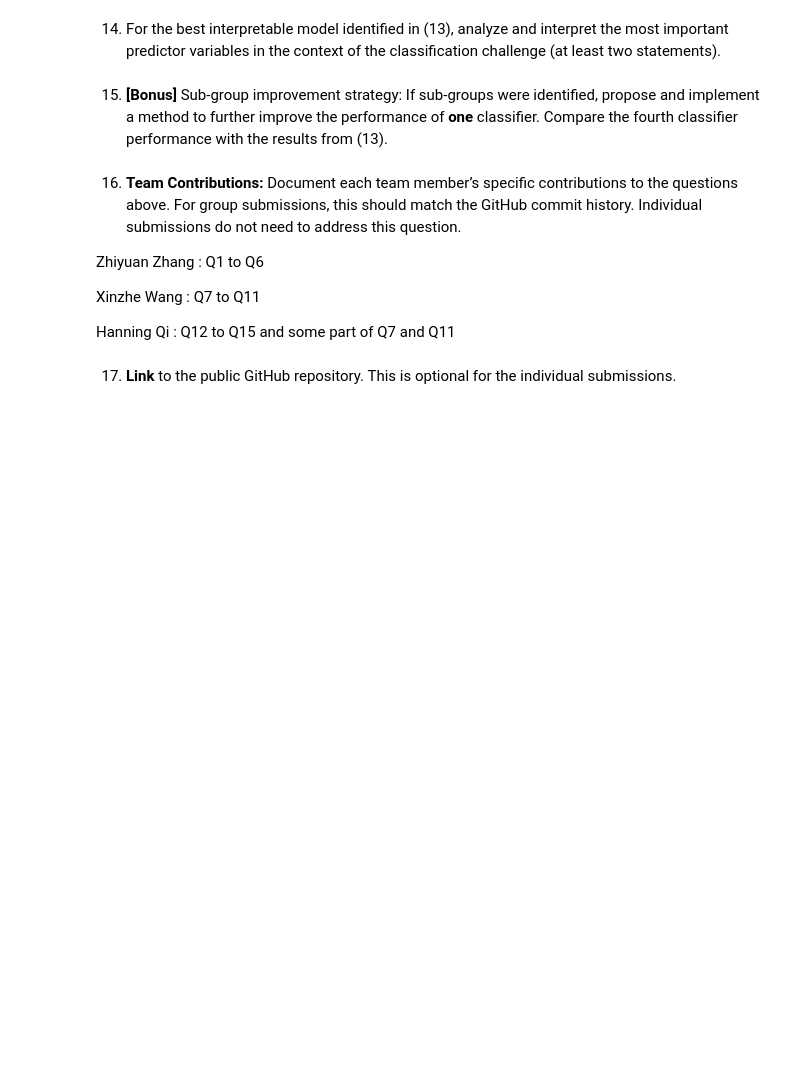
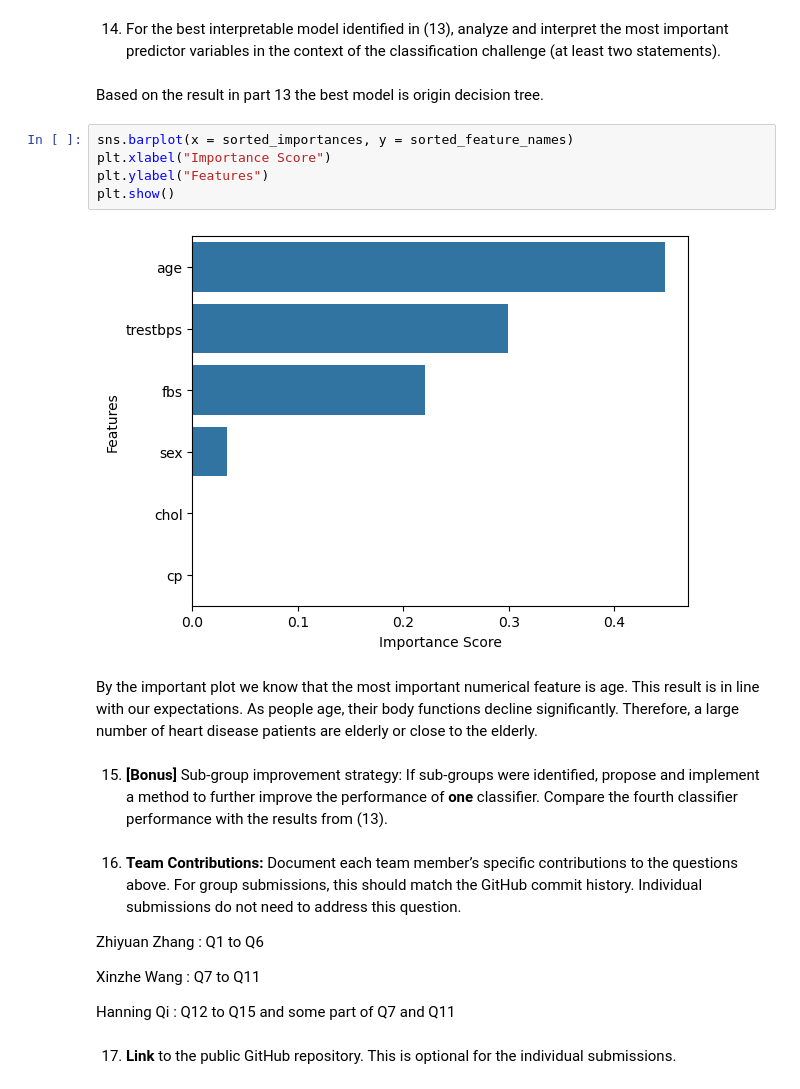
Before and after one commit to tazqq/Assignment6_Group16, a Jupyter notebook: Assignment_6.ipynb, the cells around one changed output. Drawn from its saved outputs; the diff is of its cells as text; blank space fills up the shorter version.

```diff
--- a/Assignment_6.ipynb
+++ b/Assignment_6.ipynb
@@ -392,5 +396,16 @@ weighted avg       0.31      0.30      0.30        90
 # %% [markdown]
 14. For the best interpretable model identified in (13), analyze and interpret the most important predictor variables in the context of the classification challenge (at least two statements).
+# %% [markdown]
+Based on the result in part 13 the best model is origin decision tree.
+# %%
+sns.barplot(x = sorted_importances, y = sorted_feature_names)
+plt.xlabel("Importance Score")
+plt.ylabel("Features")
+plt.show()
+# %% [output]
+[figure, added]
+# %% [markdown]
+By the important plot we know that the most important numerical feature is age. This result is in line with our expectations. As people age, their body functions decline significantly. Therefore, a large number of heart disease patients are elderly or close to the elderly.
 # %% [markdown]
 15. **[Bonus]** Sub-group improvement strategy: If sub-groups were identified, propose and implement a method to further improve the performance of **one** classifier. Compare the fourth classifier performance with the results from (13).
 # %% [markdown]
```
Also changed, not shown: parts of 2 cells of this notebook.
